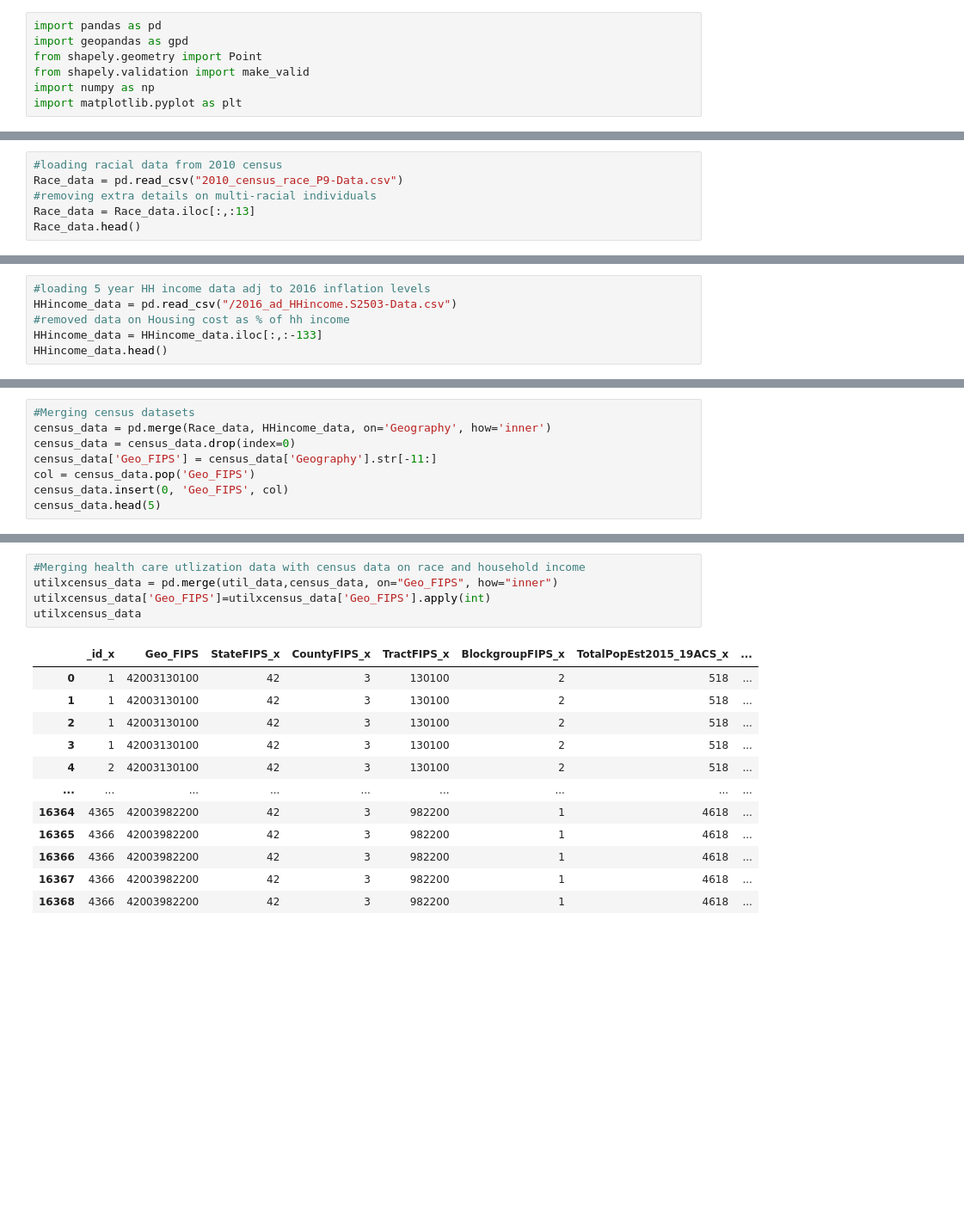
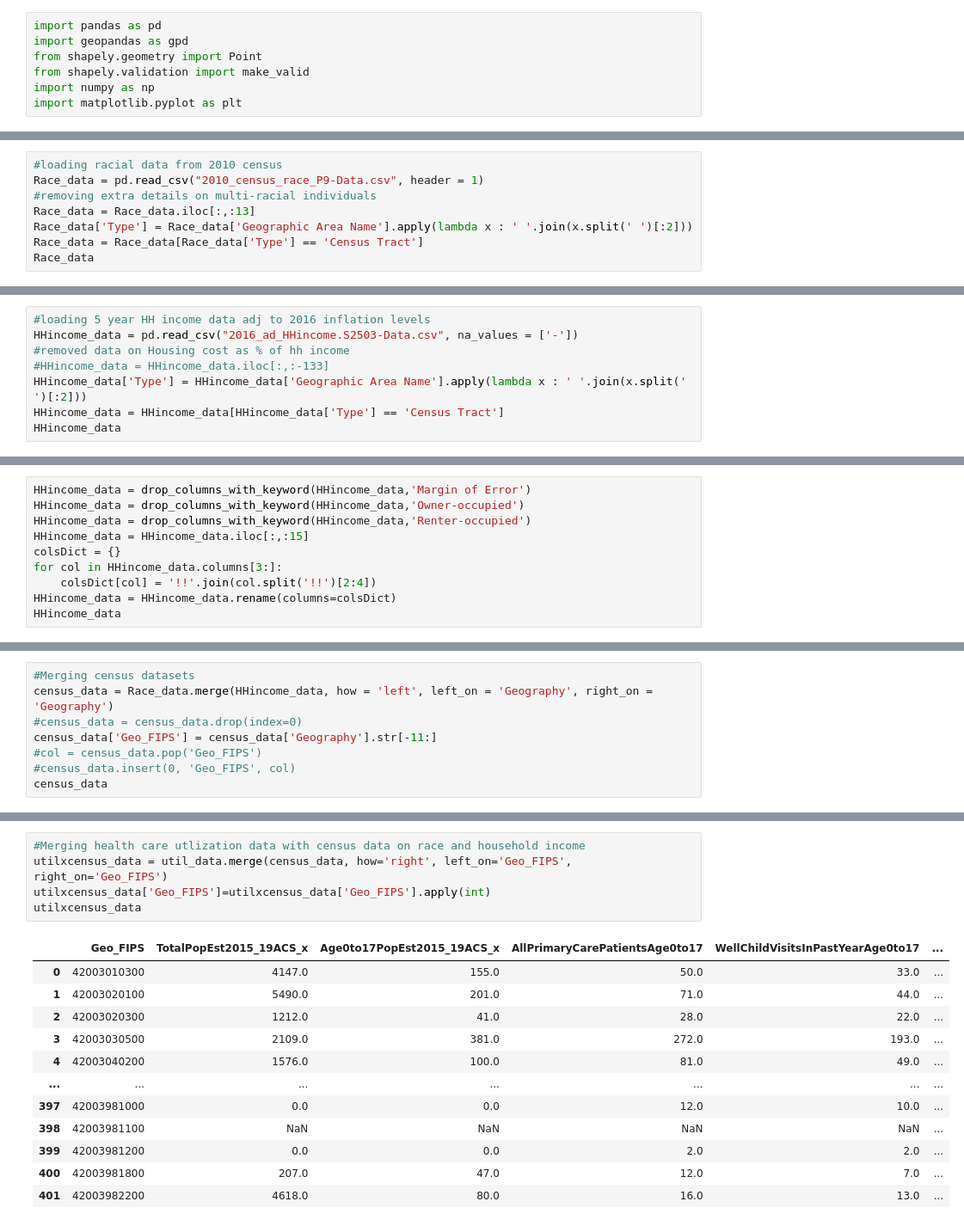
Before and after one commit to mbatheja/Allegheny_County_Asthma_ML, a Jupyter notebook: Asthma.ipynb, the cells around one changed output, grey strips where cells are left out. Shown at 86% size. Drawn from its saved outputs; the diff is of its cells as text; blank space fills up the shorter version.

Commit message:
Finishing within year joins

```diff
--- a/Asthma.ipynb
+++ b/Asthma.ipynb
@@ -121,8 +265,10 @@ util_data
 # %%
 #loading racial data from 2010 census
-Race_data = pd.read_csv("2010_census_race_P9-Data.csv")
+Race_data = pd.read_csv("2010_census_race_P9-Data.csv", header = 1)
 #removing extra details on multi-racial individuals
 Race_data = Race_data.iloc[:,:13]
-Race_data.head()
+Race_data['Type'] = Race_data['Geographic Area Name'].apply(lambda x : ' '.join(x.split(' ')[:2]))
+Race_data = Race_data[Race_data['Type'] == 'Census Tract']
+Race_data
 # %% [output]
 |  | Geography | Geographic Area Name | Total | Total!!Hispanic or Latino | Total!!Not Hispanic or Latino | ... |
@@ -138,8 +293,10 @@ Race_data.shape
 # %%
 #loading 5 year HH income data adj to 2016 inflation levels
-HHincome_data = pd.read_csv("/2016_ad_HHincome.S2503-Data.csv")
+HHincome_data = pd.read_csv("2016_ad_HHincome.S2503-Data.csv", na_values = ['-'])
 #removed data on Housing cost as % of hh income
-HHincome_data = HHincome_data.iloc[:,:-133]
-HHincome_data.head()
+#HHincome_data = HHincome_data.iloc[:,:-133]
+HHincome_data['Type'] = HHincome_data['Geographic Area Name'].apply(lambda x : ' '.join(x.split(' ')[:2]))
+HHincome_data = HHincome_data[HHincome_data['Type'] == 'Census Tract']
+HHincome_data
 # %% [output]
 |  | Geography | Geographic Area Name | Occupied housing units!!Estimate!... | Occupied housing units!!Margin of... | Owner-occupied housing units!!Est... | ... |
@@ -151,0 +315,10 @@ HHincome_data.head()
+# %%
+HHincome_data = drop_columns_with_keyword(HHincome_data,'Margin of Error')
+HHincome_data = drop_columns_with_keyword(HHincome_data,'Owner-occupied')
+HHincome_data = drop_columns_with_keyword(HHincome_data,'Renter-occupied')
+HHincome_data = HHincome_data.iloc[:,:15]
+colsDict = {}
+for col in HHincome_data.columns[3:]:
+    colsDict[col] = '!!'.join(col.split('!!')[2:4])
+HHincome_data = HHincome_data.rename(columns=colsDict)
+HHincome_data
@@ -152,9 +339,9 @@ HHincome_data.head()
 # %%
 #Merging census datasets
-census_data = pd.merge(Race_data, HHincome_data, on='Geography', how='inner')
-census_data = census_data.drop(index=0)
+census_data = Race_data.merge(HHincome_data, how = 'left', left_on = 'Geography', right_on = 'Geography')
+#census_data = census_data.drop(index=0)
 census_data['Geo_FIPS'] = census_data['Geography'].str[-11:]
-col = census_data.pop('Geo_FIPS')
-census_data.insert(0, 'Geo_FIPS', col)
-census_data.head(5)
+#col = census_data.pop('Geo_FIPS')
+#census_data.insert(0, 'Geo_FIPS', col)
+census_data
 # %% [output]
@@ -186,18 +396,18 @@ emissions_data.shape
 # %%
 #Merging health care utlization data with census data on race and household income
-utilxcensus_data = pd.merge(util_data,census_data, on="Geo_FIPS", how="inner")
+utilxcensus_data = util_data.merge(census_data, how='right', left_on='Geo_FIPS', right_on='Geo_FIPS')
 utilxcensus_data['Geo_FIPS']=utilxcensus_data['Geo_FIPS'].apply(int)
 utilxcensus_data
 # %% [output]
-|  | _id_x | Geo_FIPS | StateFIPS_x | CountyFIPS_x | TractFIPS_x | BlockgroupFIPS_x | TotalPopEst2015_19ACS_x | ... |
-| 0 | 1 | 42003130100 | 42 | 3 | 130100 | 2 | 518 | ... |
-| 1 | 1 | 42003130100 | 42 | 3 | 130100 | 2 | 518 | ... |
-| 2 | 1 | 42003130100 | 42 | 3 | 130100 | 2 | 518 | ... |
-| 3 | 1 | 42003130100 | 42 | 3 | 130100 | 2 | 518 | ... |
-| 4 | 2 | 42003130100 | 42 | 3 | 130100 | 2 | 518 | ... |
-| ... | ... | ... | ... | ... | ... | ... | ... | ... |
-| 16364 | 4365 | 42003982200 | 42 | 3 | 982200 | 1 | 4618 | ... |
-| 16365 | 4366 | 42003982200 | 42 | 3 | 982200 | 1 | 4618 | ... |
-| 16366 | 4366 | 42003982200 | 42 | 3 | 982200 | 1 | 4618 | ... |
-| 16367 | 4366 | 42003982200 | 42 | 3 | 982200 | 1 | 4618 | ... |
-| 16368 | 4366 | 42003982200 | 42 | 3 | 982200 | 1 | 4618 | ... |
+|  | Geo_FIPS | TotalPopEst2015_19ACS_x | Age0to17PopEst2015_19ACS_x | AllPrimaryCarePatientsAge0to17 | WellChildVisitsInPastYearAge0to17 | ... |
+| 0 | 42003010300 | 4147.0 | 155.0 | 50.0 | 33.0 | ... |
+| 1 | 42003020100 | 5490.0 | 201.0 | 71.0 | 44.0 | ... |
+| 2 | 42003020300 | 1212.0 | 41.0 | 28.0 | 22.0 | ... |
+| 3 | 42003030500 | 2109.0 | 381.0 | 272.0 | 193.0 | ... |
+| 4 | 42003040200 | 1576.0 | 100.0 | 81.0 | 49.0 | ... |
+| ... | ... | ... | ... | ... | ... | ... |
+| 397 | 42003981000 | 0.0 | 0.0 | 12.0 | 10.0 | ... |
+| 398 | 42003981100 | NaN | NaN | NaN | NaN | ... |
+| 399 | 42003981200 | 0.0 | 0.0 | 2.0 | 2.0 | ... |
+| 400 | 42003981800 | 207.0 | 47.0 | 12.0 | 7.0 | ... |
+| 401 | 42003982200 | 4618.0 | 80.0 | 16.0 | 13.0 | ... |
```
Also changed, not shown: parts of 37 cells of this notebook.
